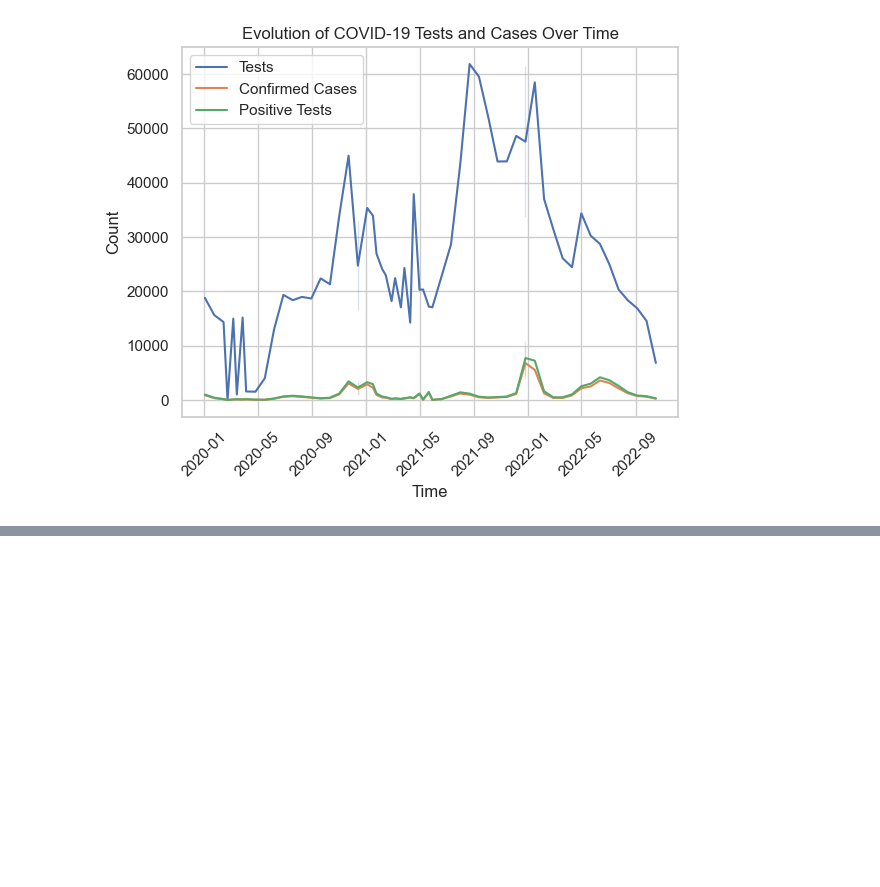
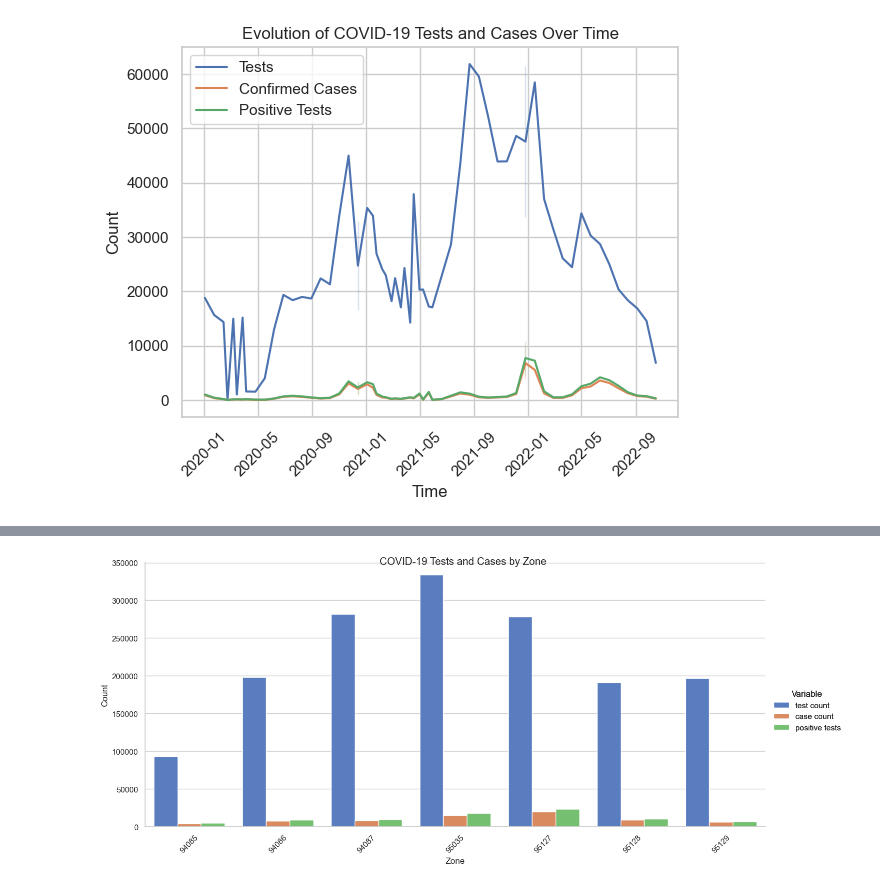
Before and after one commit to Mounir-charef/data_mining, a Jupyter notebook: notebooks/part2-2.ipynb, the cells around one changed output, grey strips where cells are left out. Drawn from its saved outputs; the diff is of its cells as text; code cells hidden in the pictures; blank space fills up the shorter version.

Commit message:
add visualization to get a more clear idea about the data

```diff
--- a/notebooks/part2-2.ipynb
+++ b/notebooks/part2-2.ipynb
@@ -209,12 +209,12 @@ def treat_data(input_df: pd.DataFrame) -> pd.DataFrame:
     return input_df
 
 
-def regroup_data(input_df: pd.DataFrame) -> pd.DataFrame:
+def regroup_data_by_date(input_df: pd.DataFrame) -> pd.DataFrame:
     return input_df.groupby(['Start date', 'end date']).sum().reset_index()[['Start date', 'end date', 'test count', 'case count', 'positive tests']]
 
 df = treat_data(df)
-df = regroup_data(df)
-df
+df_by_date = regroup_data_by_date(df)
+df_by_date
 # %% [output]
 |  | Start date | end date | test count | case count | positive tests |
 | 0 | 2020-01-03 | 2020-01-23 | 18818 | 909 | 1031 |
@@ -285,0 +283,5 @@ plot(df, plot_type=PlotType.LINE)
+# %%
+def regroup_data_by_zone(input_df: pd.DataFrame) -> pd.DataFrame:
+    return input_df.groupby(['zcta']).agg({'test count': 'sum', 'case count': 'sum', 'positive tests': 'sum'}).reset_index()
+df_by_zone = regroup_data_by_zone(df)
+df_by_zone
@@ -285,0 +297,11 @@ plot(df, plot_type=PlotType.LINE)
+# %%
+g = sns.catplot(x='zcta', y='value', hue='variable', data=pd.melt(df_by_zone, id_vars='zcta'), kind='bar', height=6, aspect=2, palette='muted')
+
+g.set_xticklabels(rotation=45)
+g.set_axis_labels('Zone', 'Count')
+g.fig.suptitle('COVID-19 Tests and Cases by Zone')
+g.add_legend(title='Variable')
+
+plt.show()
+# %% [output]
+[figure, added]
```
Also changed, not shown: parts of 22 cells of this notebook.
